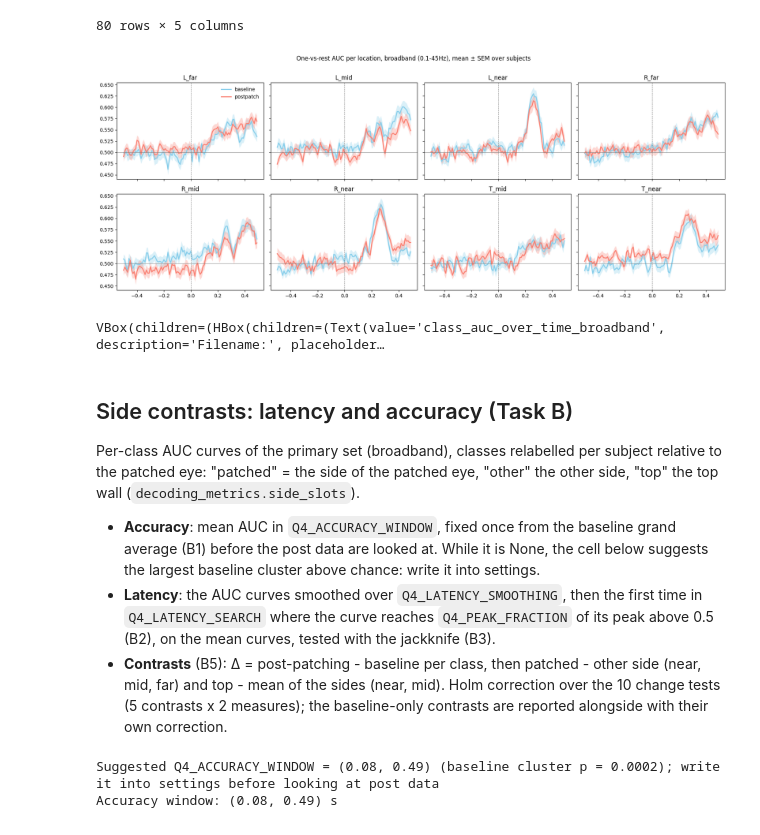
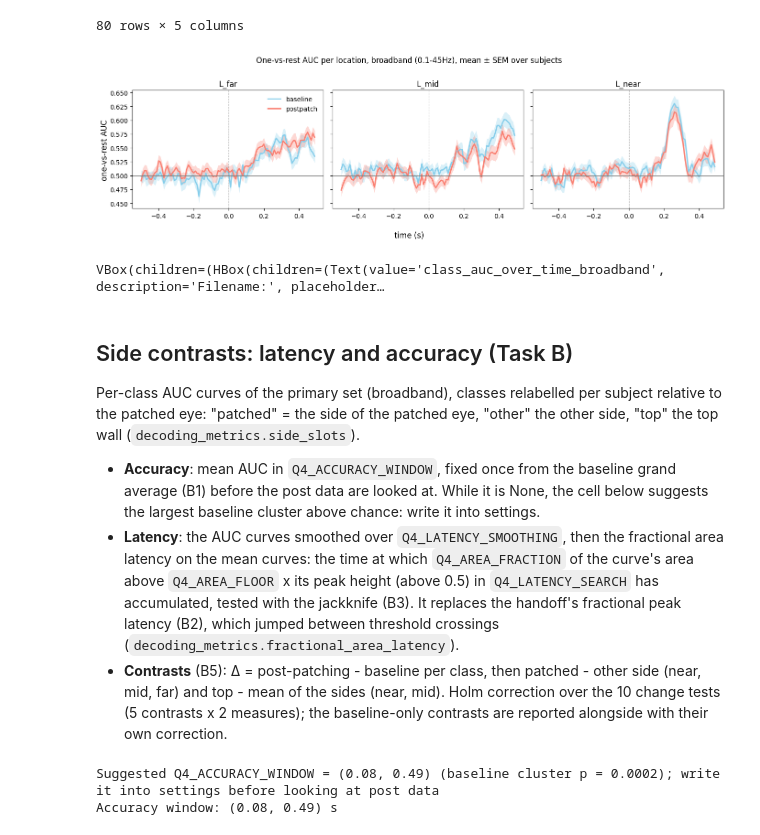
Before and after one commit to gaborab/plasticity_foundation, a Jupyter notebook: notebooks/LDA.ipynb, the cells around one changed output. Drawn from its saved outputs; the diff is of its cells as text; code cells hidden in the pictures.

Commit message:
extracted thesis plotting, added injection test results analysis for reconstruction, changed to 50 area latency for measuring delay, added t tests for preprocessing step effect difference

```diff
--- a/notebooks/LDA.ipynb
+++ b/notebooks/LDA.ipynb
@@ -520,24 +522,29 @@ VBox(children=(HBox(children=(Text(value='balanced_accuracy_over_time', descript
 # %%
 # one-vs-rest AUC per class over time, primary set (broadband), per session
 primary_set = set_names[0]
-class_labels = {info["class_id"]: info["label"] for info in settings.LOCATION_CLASSES.values()}
-fig, axes = plt.subplots(2, 4, figsize=(18, 7), sharex=True, sharey=True)
-for class_id, ax in zip(range(settings.N_LOCATION_CLASSES), axes.flat):
+filter = {'left_1': {'class_id': 0, 'label': 'L_far', 'side': 'L', 'ecc': 'far'},
+    'left_2': {'class_id': 1, 'label': 'L_mid', 'side': 'L', 'ecc': 'mid'},
+    'left_3': {'class_id': 2, 'label': 'L_near', 'side': 'L', 'ecc': 'near'}}
+class_labels = {info["class_id"]: info["label"] for info in filter.values()}
+fig, axes = plt.subplots(1, 3, figsize=(14, 4), sharex=True, sharey=True)
+for class_id, ax in zip(range(min(settings.N_LOCATION_CLASSES, len(filter))), axes.flat):
     for session, color in session_colors.items():
         curves = decoding_metrics.subject_curves(time_df, {"session": session, "set": primary_set, "metric": "auc", "class": class_id})
         mean, err = curves.mean(), curves.sem()
         ax.plot(curves.columns, mean, color=color, label=session, linewidth=2)
         ax.fill_between(curves.columns, mean - err, mean + err, color=color, alpha=0.3, linewidth=0)
     ax.axhline(0.5, color="gray", linewidth=0.8)
     ax.axvline(0, color="gray", linestyle="--", linewidth=0.8)
     ax.set_title(class_labels[class_id])
-axes[0, 0].legend(frameon=False)
+axes[0].legend(frameon=False)
+fig.supxlabel("time (s)")
+fig.supylabel("one-vs-rest AUC")
 fig.suptitle(f"One-vs-rest AUC per location, {primary_set}, mean ± SEM over subjects", y=1.01)
 plt.tight_layout()
 plt.show()
 plotting.save_button(fig, save_dir=decoding_plot_dir / "lda", default_name=f"class_auc_over_time_{band_file_name(primary_set)}")
 # %% [output]
-[figure, old version]
+[figure, new version]
 VBox(children=(HBox(children=(Text(value='class_auc_over_time_broadband', description='Filename:', placeholder…
 # %% [markdown]
 ## Side contrasts: latency and accuracy (Task B)
@@ -545,8 +552,10 @@ Per-class AUC curves of the primary set (broadband), classes relabelled per subj
 "patched" = the side of the patched eye, "other" the other side, "top" the top wall (`decoding_metrics.side_slots`).
 - **Accuracy**: mean AUC in `Q4_ACCURACY_WINDOW`, fixed once from the baseline grand average (B1) before the post data are
   looked at. While it is None, the cell below suggests the largest baseline cluster above chance: write it into settings.
-- **Latency**: the AUC curves smoothed over `Q4_LATENCY_SMOOTHING`, then the first time in `Q4_LATENCY_SEARCH` where the
-  curve reaches `Q4_PEAK_FRACTION` of its peak above 0.5 (B2), on the mean curves, tested with the jackknife (B3).
+- **Latency**: the AUC curves smoothed over `Q4_LATENCY_SMOOTHING`, then the fractional area latency on the mean curves:
+  the time at which `Q4_AREA_FRACTION` of the curve's area above `Q4_AREA_FLOOR` x its peak height (above 0.5) in
+  `Q4_LATENCY_SEARCH` has accumulated, tested with the jackknife (B3). It replaces the handoff's fractional peak latency
+  (B2), which jumped between threshold crossings (`decoding_metrics.fractional_area_latency`).
 - **Contrasts** (B5): Δ = post-patching - baseline per class, then patched - other side (near, mid, far) and top - mean of
   the sides (near, mid). Holm correction over the 10 change tests (5 contrasts x 2 measures); the baseline-only contrasts are
   reported alongside with their own correction.
```
Also changed, not shown: parts of 5 cells of this notebook, 10 other files.
